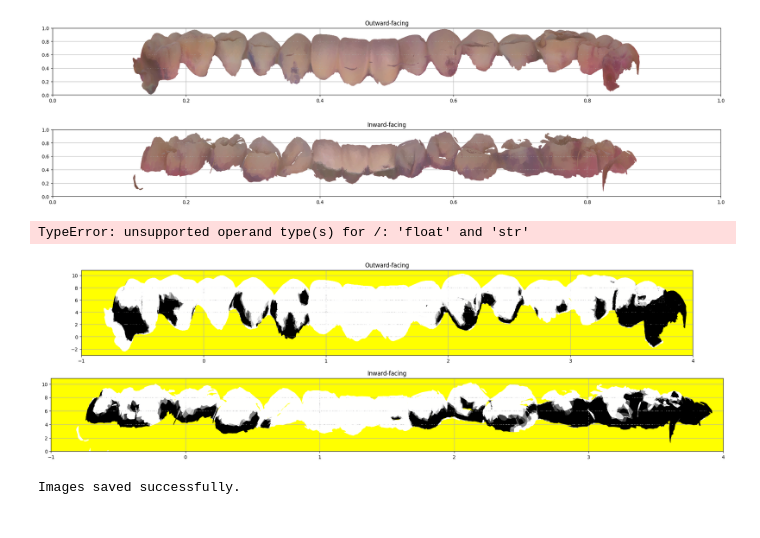
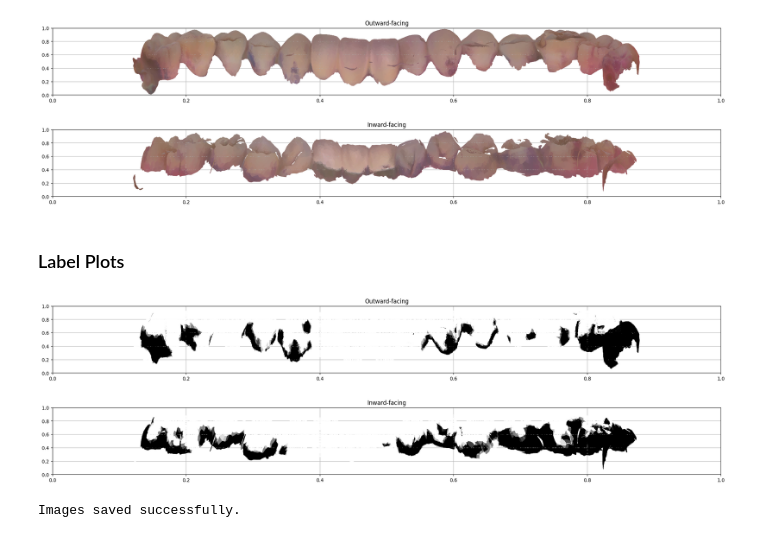
Before and after one commit to SunnyRT/dental_plaque_segmentation, a Jupyter notebook: uvmap_cyl_o3d.ipynb, the cells around one changed output. Drawn from its saved outputs; the diff is of its cells as text; code cells hidden in the pictures.

```diff
--- a/uvmap_cyl_o3d.ipynb
+++ b/uvmap_cyl_o3d.ipynb
@@ -390,12 +368,12 @@ def plot_and_save_images(polygons, triangle_colors, segments, edge_colors, title
         plt.close(fig)
 
 # Plot and save segments for outward-facing
-plot_and_save_segments(outward_polygons, outward_triangle_colors, outward_segments, outward_edge_colors, 'Outward-facing')
+plot_and_save_images(outward_polygons, outward_triangle_colors, outward_segments, outward_edge_colors, 'Outward-facing', num_sections=10)
 
 # Plot and save segments for inward-facing
-plot_and_save_segments(inward_polygons, inward_triangle_colors, inward_segments, inward_edge_colors, 'Inward-facing')
+plot_and_save_images(inward_polygons, inward_triangle_colors, inward_segments, inward_edge_colors, 'Inward-facing', num_sections=10)
-# %% [output]
-TypeError: unsupported operand type(s) for /: 'float' and 'str'
+# %% [markdown]
+### Label Plots
 # %%
 # Do the same projection with label colors
 # Load the mesh
@@ -417,8 +395,8 @@ outward_triangle_colors = get_min_triangle_colors(outward_facing_faces, outward_
 inward_triangle_colors = get_min_triangle_colors(inward_facing_faces, inward_facing_colors_label)
 
 # Convert triangle vertices to a list of polygons
-outward_polygons = [[uv_outward[v[0]], uv_outward[v[1]], uv_outward[v[2]]] for v in outward_facing_faces]
-inward_polygons = [[uv_inward[v[0]], uv_inward[v[1]], uv_inward[v[2]]] for v in inward_facing_faces]
+outward_polygons = [[uv_outward_normalized[v[0]], uv_outward_normalized[v[1]], uv_outward_normalized[v[2]]] for v in outward_facing_faces]
+inward_polygons = [[uv_inward_normalized[v[0]], uv_inward_normalized[v[1]], uv_inward_normalized[v[2]]] for v in inward_facing_faces]
 
 # Create PolyCollections
 outward_collection = mcoll.PolyCollection(outward_polygons, facecolors=outward_triangle_colors, edgecolors='none', linewidths=0)
@@ -430,42 +408,42 @@ outward_edges, outward_edge_colors = get_min_edge_colors(outward_facing_faces, o
 inward_edges, inward_edge_colors = get_min_edge_colors(inward_facing_faces, inward_facing_colors_label)
 
 # Create line segments for the edges
-outward_segments = [[uv_outward[v1], uv_outward[v2]] for v1, v2 in outward_edges]
-inward_segments = [[uv_inward[v1], uv_inward[v2]] for v1, v2 in inward_edges]
+outward_segments = [[uv_outward_normalized[v1], uv_outward_normalized[v2]] for v1, v2 in outward_edges]
+inward_segments = [[uv_inward_normalized[v1], uv_inward_normalized[v2]] for v1, v2 in inward_edges]
 
 # Create LineCollections
 outward_lines = LineCollection(outward_segments, colors=outward_edge_colors, linewidths=1)
 inward_lines = LineCollection(inward_segments, colors=inward_edge_colors, linewidths=1)
 
 
 """########################################## Plot the triangulated mesh with colored faces and edges ###########################################"""
 # Plot the triangulated mesh with colored faces
 fig, ax = plt.subplots(2, 1, figsize=(25, 7))
 
 # Plot outward-facing vertices
 ax[0].add_collection(outward_collection)
 ax[0].add_collection(outward_lines)
 ax[0].autoscale_view()
 ax[0].set_aspect('equal', adjustable='box')
-ax[0].set_xlim([-1, 4])
+ax[0].set_xlim([0,1])
+ax[0].set_ylim([0,1])
 ax[0].set_title('Outward-facing')
-ax[0].set_aspect(aspect=0.05)
-ax[0].set_facecolor('yellow')
+ax[0].set_aspect(aspect=0.1)
+# ax[1].set_facecolor([0,1,0])
 ax[0].grid(True)
 
 # Plot inward-facing vertices
 ax[1].add_collection(inward_collection)
 ax[1].add_collection(inward_lines)
 ax[1].autoscale_view()
 ax[1].set_aspect('equal', adjustable='box')
-ax[1].set_xlim([-1, 4])
-ax[1].set_ylim([0, None])
+ax[1].set_xlim([0,1])
+ax[1].set_ylim([0,1])
 ax[1].set_title('Inward-facing')
-ax[1].set_aspect(aspect=0.05)
-# set background of plot to be yellow
-ax[1].set_facecolor('yellow')
+ax[1].set_aspect(aspect=0.1)
+# ax[1].set_facecolor([0,1,0]) # set background of plot to be green
 ax[1].grid(True)
 
 plt.show()
 # %% [output]
-[figure, old version]
+[figure, new version]
```
Also changed, not shown: parts of 3 cells of this notebook, 52 other files.
